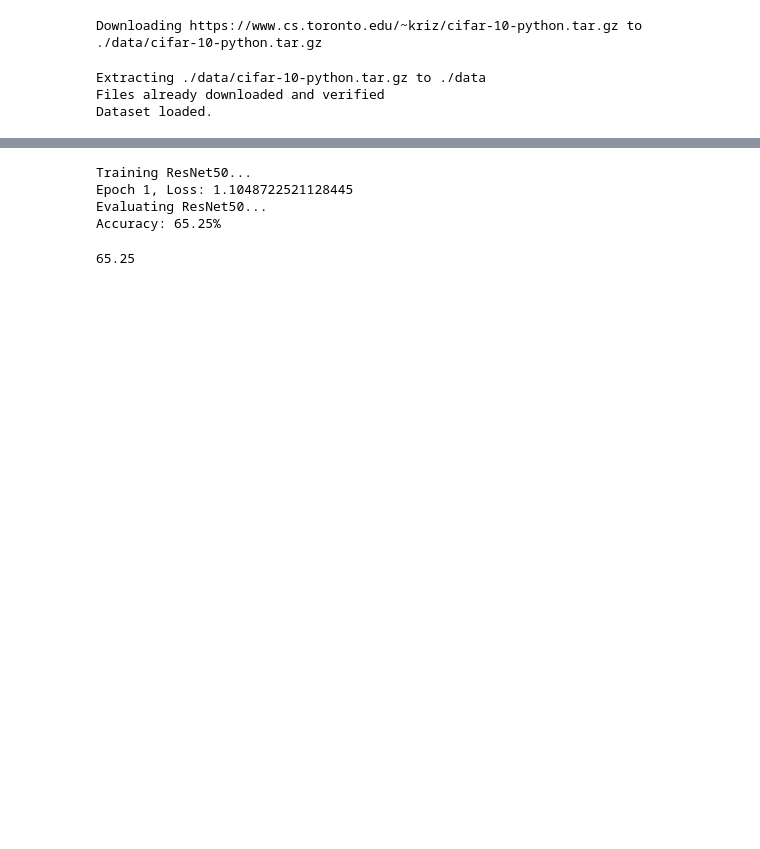
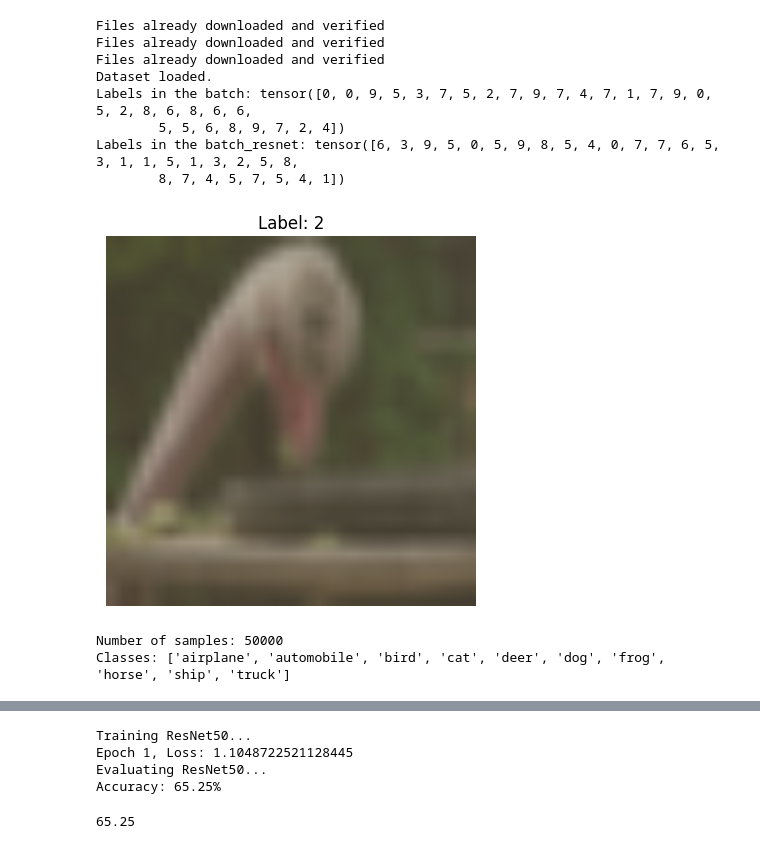
Before and after one commit to carthy27/CS4287-CNNs-, a Jupyter notebook: MyNotebook.ipynb, the cells around one changed output, grey strips where cells are left out. Drawn from its saved outputs; the diff is of its cells as text; code cells hidden in the pictures; blank space fills up the shorter version.

```diff
--- a/MyNotebook.ipynb
+++ b/MyNotebook.ipynb
@@ -13,21 +37,71 @@ import numpy as np
 # %%
 # Define transformations
 transform = transforms.Compose([
     transforms.Resize((299, 299)),  # Resize images to 299x299 pixels, needed for Inception V3
     transforms.ToTensor(),  # Convertin images to tensors
     transforms.Normalize((0.5, 0.5, 0.5), (0.5, 0.5, 0.5))  # Adjusting pixel values to between -1 and 1
 ])
 
+#This is for resnet. Resnet performs better with 244x244 rather than the bigger image size.
+resnet_transform = transforms.Compose([
+    transforms.Resize(256),  # Resize the smaller side to 256, maintaining aspect ratio
+    transforms.CenterCrop(224),  # Crop the center to 224x224
+    transforms.ToTensor(),
+    transforms.Normalize(mean=[0.485, 0.456, 0.406], std=[0.229, 0.224, 0.225])
+])
+
 # Load CIFAR-10 dataset
 train_dataset = CIFAR10(root='./data', train=True, download=True, transform=transform)
 test_dataset = CIFAR10(root='./data', train=False, download=True, transform=transform)
+#Could be bias here if the images have something that is on the outside of the image as we are reducing size here.
+train_dataset_resnet = CIFAR10(root='./data', train=True, download=True, transform=resnet_transform)
 
 train_loader = DataLoader(train_dataset, batch_size=32, shuffle=True)
+train_loader_resnet = DataLoader(train_dataset_resnet, batch_size=32, shuffle=True)
 test_loader = DataLoader(test_dataset, batch_size=32, shuffle=False)
+#Batch size of 32 means less memory used compared to other values. Too high its too general. Too low u may develop a bias due to learning at very regular rates.
+print("Dataset loaded.")
+for images, labels in train_loader:
+    print("Labels in the batch:", labels)
+    break
 
-print("Dataset loaded.")
+for images, labels in train_loader_resnet:
+    print("Labels in the batch_resnet:", labels)
+    break
+# Show an image from the CIFAR-10 dataset
+def show_example(dataset):
+    # Get an example image and its label
+    img, label = dataset[400]  # Change the index to see a different example. This one is an ostrich.
+
+    # Convert tensor to numpy for visualization
+    img = img.permute(1, 2, 0).numpy()  # Change from (C, H, W) to (H, W, C)
+
+    # Denormalize the image (if you normalized during preprocessing)
+    img = img * np.array([0.229, 0.224, 0.225]) + np.array([0.485, 0.456, 0.406])  # Undo normalization
+    img = np.clip(img, 0, 1)  # Clip values to be between 0 and 1 for display
+
+    # Show the image
+    plt.imshow(img)
+    plt.title(f"Label: {label}")  # Display the label
+    plt.axis("off")
+    plt.show()
+
+    print("Number of samples:", len(train_dataset))
+    print("Classes:", train_dataset.classes)  # Class names (e.g., 'airplane', 'automobile', etc.)
+
+
+
+# Show Example
+show_example(train_dataset)
 # %% [output]
-Downloading https://www.cs.toronto.edu/~kriz/cifar-10-python.tar.gz to ./data/cifar-10-python.tar.gz
+Files already downloaded and verified
+Files already downloaded and verified
+Files already downloaded and verified
+Dataset loaded.
+Labels in the batch: tensor([0, 0, 9, 5, 3, 7, 5, 2, 7, 9, 7, 4, 7, 1, 7, 9, 0, 5, 2, 8, 6, 8, 6, 6,
+        5, 5, 6, 8, 9, 7, 2, 4])
+Labels in the batch_resnet: tensor([6, 3, 9, 5, 0, 5, 9, 8, 5, 4, 0, 7, 7, 6, 5, 3, 1, 1, 5, 1, 3, 2, 5, 8,
+        8, 7, 4, 5, 7, 5, 4, 1])
+[figure, added]
-Extracting ./data/cifar-10-python.tar.gz to ./data
-Files already downloaded and verified
-Dataset loaded.
+Number of samples: 50000
+Classes: ['airplane', 'automobile', 'bird', 'cat', 'deer', 'dog', 'frog', 'horse', 'ship', 'truck']
```
Also changed, not shown: parts of 11 cells of this notebook.
